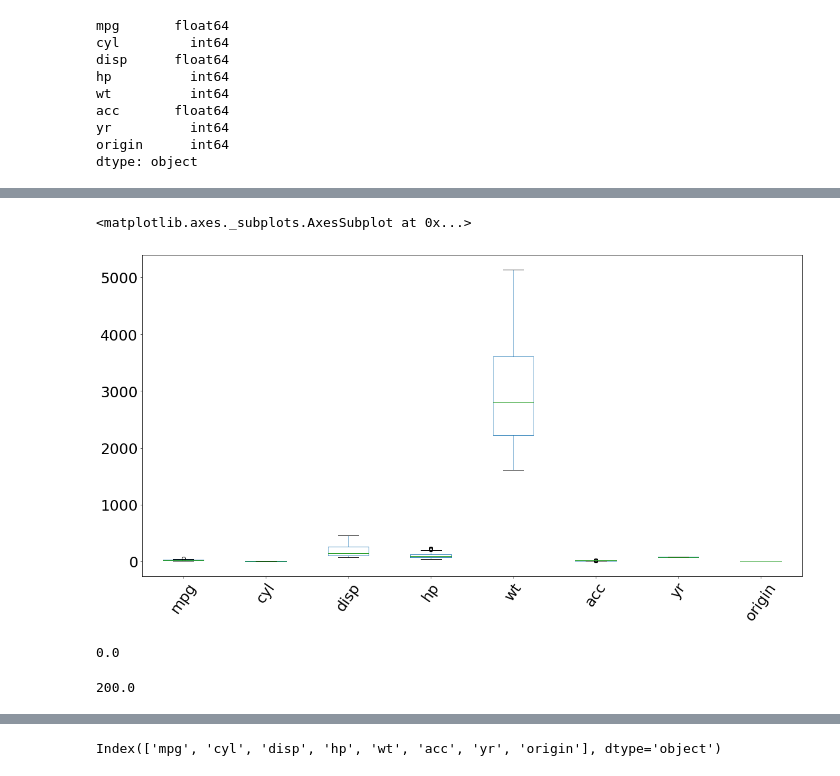
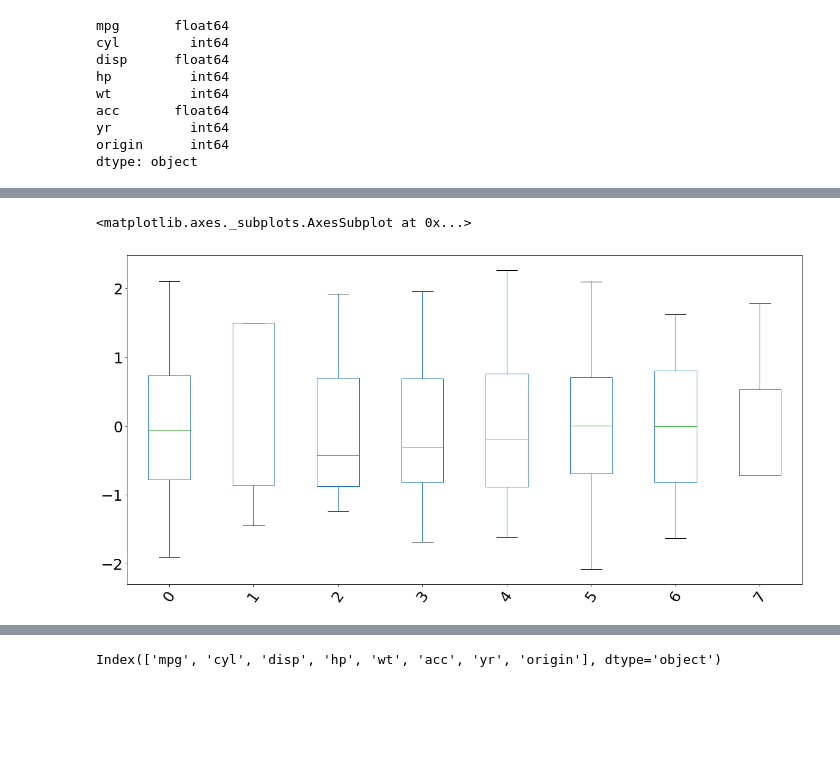
Before and after one commit to NischalVaride/MachineLearning, a Jupyter notebook: Project1-UnSupervised-Learning.ipynb, the cells around one changed output, grey strips where cells are left out. Cells and saved outputs as stored; diff of their text form; code cells hidden in the pictures; blank space fills up the shorter version.

```diff
--- a/Project1-UnSupervised-Learning.ipynb
+++ b/Project1-UnSupervised-Learning.ipynb
@@ -521,6 +589,21 @@ dtype: object
+# %%
+#CODE TO REMOVE OUTLIERS
+import math
+for col in df.columns:
+    if(col == 'origin'):
+        continue
+    q1 = df[col].quantile(0.25)
+    q2 = df[col].quantile(0.5)
+    q3 = df[col].quantile(0.75)
+    iqr = q3 - q1
+    low = q2 - 1.5*iqr
+    high = q2 + 1.5*iqr
+    df.loc[(df[col] < low), col] = math.floor(low+1)
+    df.loc[(df[col] > high), col] = math.floor(high-1)
 # %%
-#Using BoxPlot to check Outliers
-df.boxplot(figsize=(20,10), grid=False, rot=55, fontsize=25)
+
+#Almost all the Outliers are Gone :) .......
+pd.DataFrame(StandardScaler().fit_transform(df.astype(float))).boxplot(figsize=(20,10), grid=False, rot=55, fontsize=25)
 # %% [output]
 <matplotlib.axes._subplots.AxesSubplot at 0x...>
-[figure, old version]
+[figure, new version]
@@ -533,8 +609,0 @@ IQR = Q3-Q1
-# %%
-Q1 - 1.5 * IQR
-# %% [output]
-0.0
-# %%
-Q3 + 1.5 * IQR
-# %% [output]
-200.0
```
Also changed, not shown: parts of 56 cells of this notebook.
